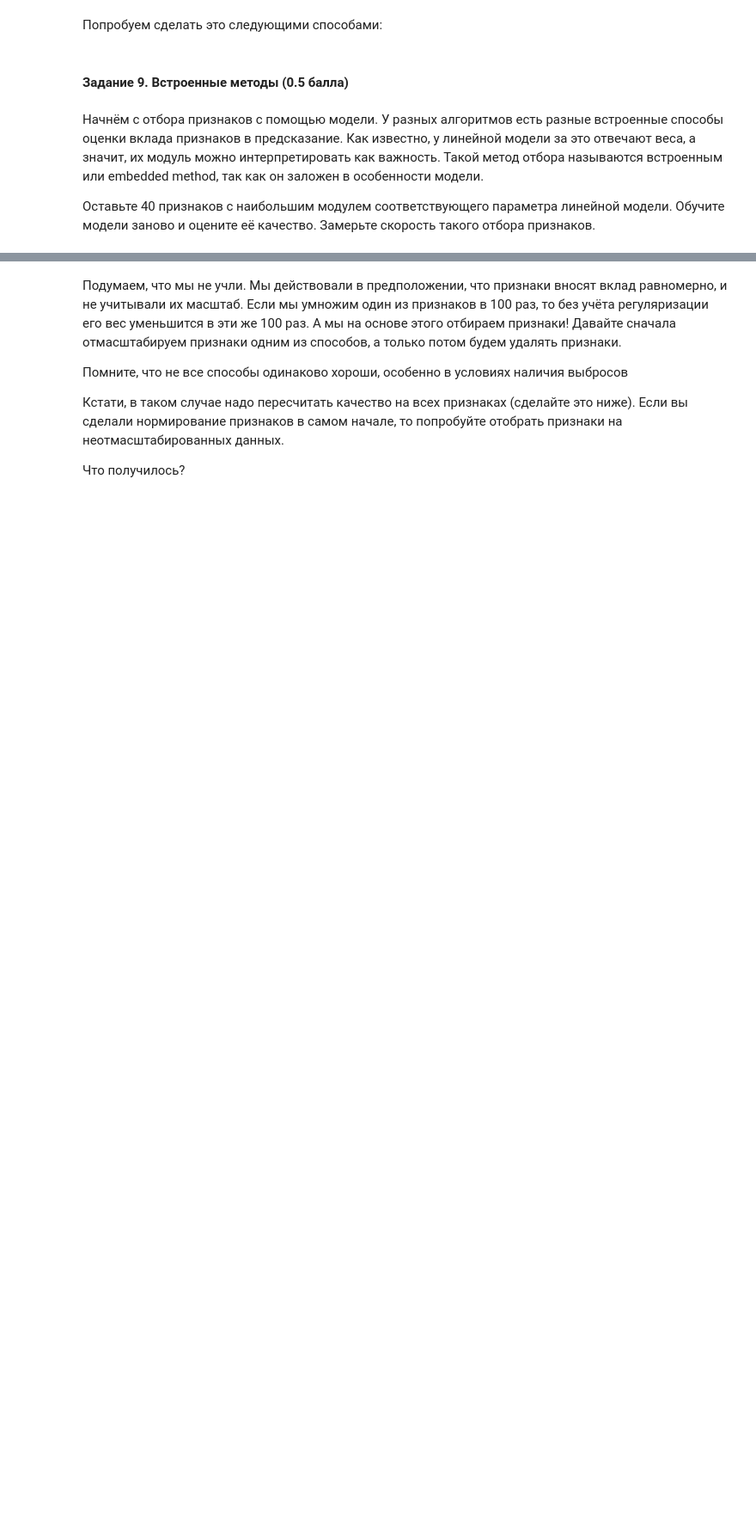
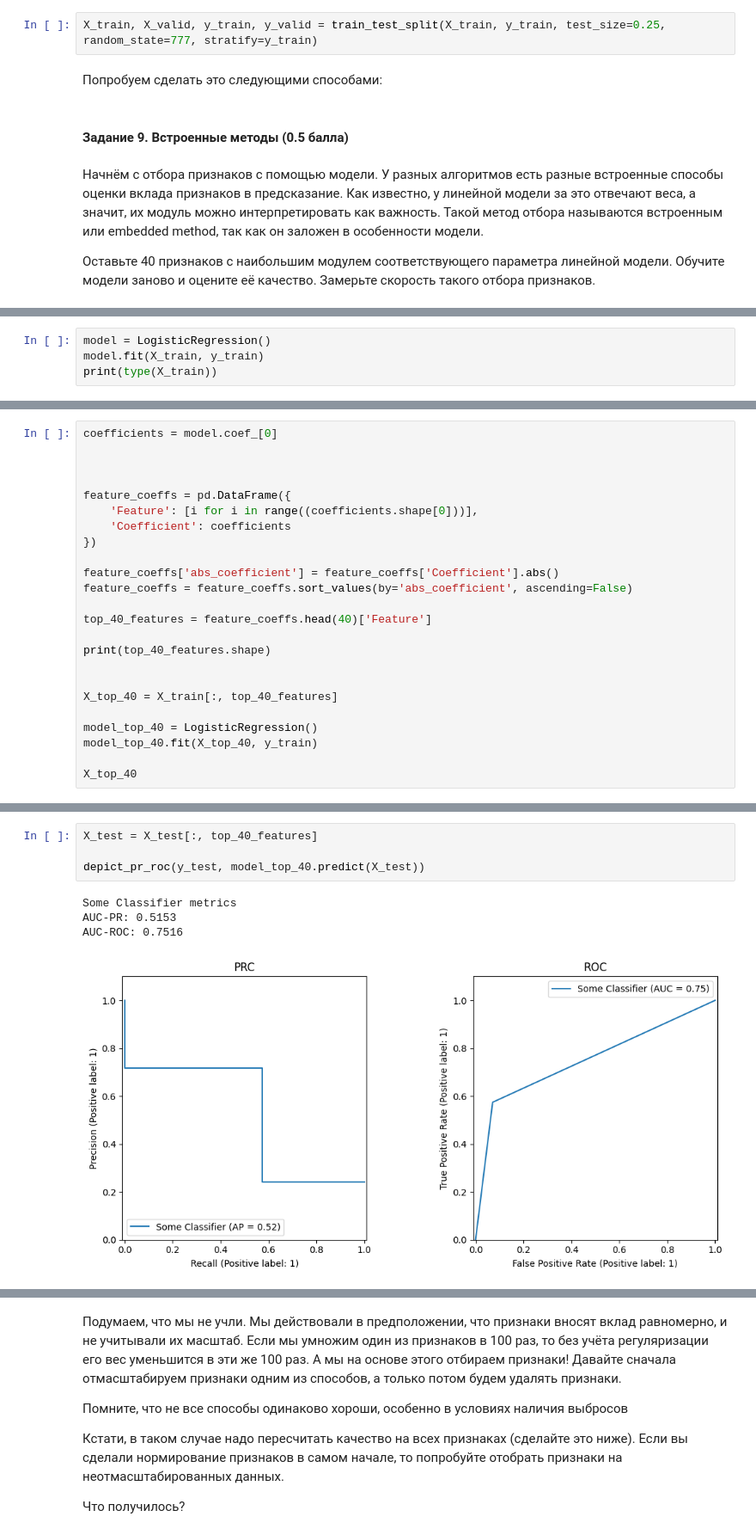
Before and after one commit to AndreiPolischuk/ML_HOMEWORKS, a Jupyter notebook: HW4/homework_practice_04_linclass-PolischukAndrei.ipynb, the cells around one changed output, grey strips where cells are left out. Shown at 86% size. Cells and saved outputs as stored; diff of their text form; blank space fills up the shorter version.

```diff
--- a/HW4/homework_practice_04_linclass-PolischukAndrei.ipynb
+++ b/HW4/homework_practice_04_linclass-PolischukAndrei.ipynb
@@ -1112,3 +1143,5 @@ FileNotFoundError: [Errno 2] No such file or directory: 'adult.data'
+# %%
+X_train, X_valid, y_train, y_valid = train_test_split(X_train, y_train, test_size=0.25, random_state=777, stratify=y_train)
 # %% [markdown]
 Попробуем сделать это следующими способами:
 # %% [markdown]
@@ -1121,0 +1153,4 @@ FileNotFoundError: [Errno 2] No such file or directory: 'adult.data'
+# %%
+model = LogisticRegression()
+model.fit(X_train, y_train)
+print(type(X_train))
@@ -1121,0 +1163,24 @@ FileNotFoundError: [Errno 2] No such file or directory: 'adult.data'
+# %%
+coefficients = model.coef_[0]
+
+
+
+feature_coeffs = pd.DataFrame({
+    'Feature': [i for i in range((coefficients.shape[0]))],
+    'Coefficient': coefficients
+})
+
+feature_coeffs['abs_coefficient'] = feature_coeffs['Coefficient'].abs()
+feature_coeffs = feature_coeffs.sort_values(by='abs_coefficient', ascending=False)
+
+top_40_features = feature_coeffs.head(40)['Feature']
+
+print(top_40_features.shape)
+
+
+X_top_40 = X_train[:, top_40_features]
+
+model_top_40 = LogisticRegression()
+model_top_40.fit(X_top_40, y_train)
+
+X_top_40
@@ -1122 +1191,10 @@ FileNotFoundError: [Errno 2] No such file or directory: 'adult.data'
+# %%
+X_test = X_test[:, top_40_features]
+
+depict_pr_roc(y_test, model_top_40.predict(X_test))
+# %% [output]
+Some Classifier metrics
+AUC-PR: 0.5153
+AUC-ROC: 0.7516
+[figure, added]
 # %% [markdown]
```
Also changed, not shown: parts of 28 cells of this notebook, 1 other file.
